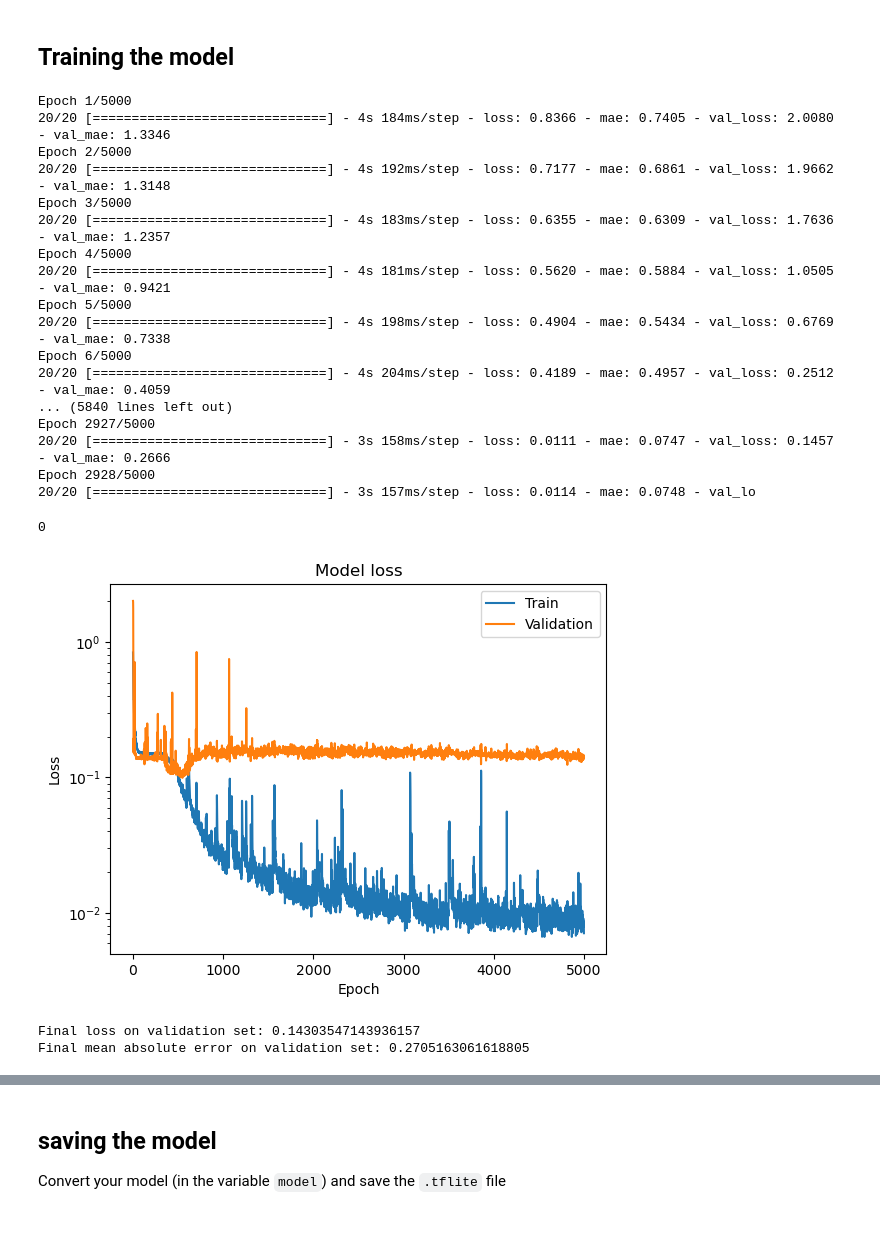
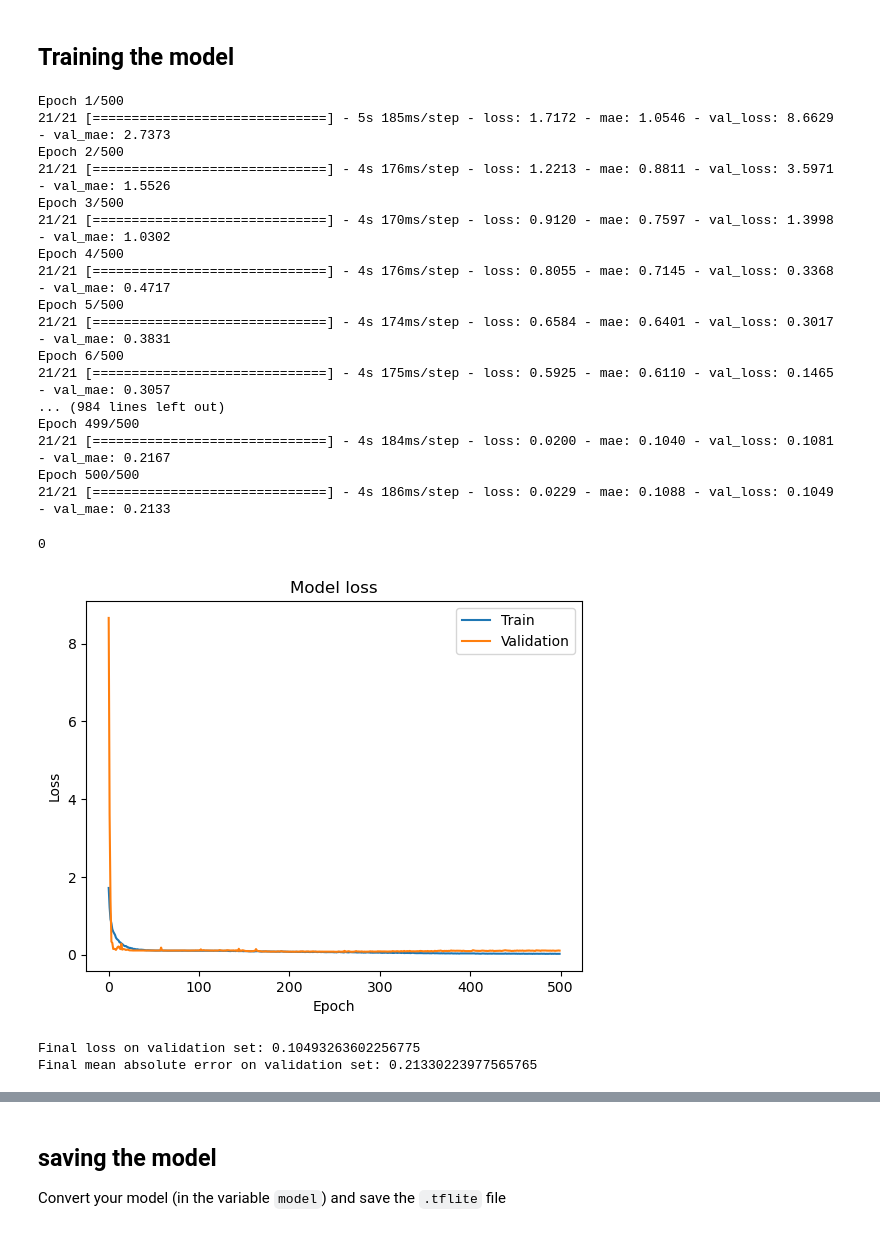
Before and after one commit to lucanatorvs/Applied_Artificial_Intelligence_Lab, a Jupyter notebook: project/trainingDataset.ipynb, the cells around one changed output, grey strips where cells are left out. Saved outputs shown, nothing was run; the diff lists cells and outputs as text; code cells hidden in the pictures.

```diff
--- a/project/trainingDataset.ipynb
+++ b/project/trainingDataset.ipynb
@@ -119,3 +139,14 @@ print(data_labels.shape)
+# %%
+# remave all the images ware:
+# steering angle is < -0.9 or > 0.9
+# throttle is < 0.1 or > 0.9
+
+# create a mask
+mask = (data_labels[:,0] > -0.9) & (data_labels[:,0] < 0.9) & (data_labels[:,1] > 0.1) & (data_labels[:,1] < 0.9)
+
+# apply the mask
+data = data[mask]
+data_labels = data_labels[mask]
 # %% [markdown]
 ## Data augmentation
 # %%
@@ -192,7 +219,7 @@ We will use 80% of the dataset for training and 20% for testing
 We then split the train into training and validation dataset
 # %%
 # split the data into test and train and validation
-X_train, X_test, y_train, y_test = train_test_split(data, data_labels, test_size=0.2, random_state=42)
+X_train, X_test, y_train, y_test = train_test_split(data, data_labels, test_size=0.02, random_state=42)
 X_train, X_val, y_train, y_val = train_test_split(X_train, y_train, test_size=0.2, random_state=42)
 
 # print the shape of the data and data_labels
@@ -221,7 +248,7 @@ print(image_shape)
 # make CNN the model
 model = keras.models.Sequential()
 # add the first convolutional layer
-model.add(keras.layers.Conv2D(filters=256, kernel_size=7, strides=2, padding="same", activation="relu", input_shape=(image_shape[0], image_shape[1], image_shape[2])))
+model.add(keras.layers.Conv2D(filters=256, kernel_size=7, strides=2, padding="same", activation="relu", input_shape=(image_shape[0], image_shape[1], 1)))
 # add the first dropout layer
 model.add(keras.layers.Dropout(0.2))
 # add the second convolutional layer
@@ -249,10 +276,10 @@ model.add(keras.layers.Dropout(0.2))
 # add a BatchNormalization layer
 model.add(keras.layers.BatchNormalization())
 # add the output layer
-model.add(keras.layers.Dense(2, activation="tanh"))
+model.add(keras.layers.Dense(2, activation="linear"))
 
 # compile the model
-model.compile(loss='mse', optimizer='adam', metrics=['mae'])
+model.compile(loss="mse", optimizer="adam", metrics=["mae"])
 
 # print the model summary
 model.summary()
@@ -280,49 +305,49 @@ To enable them in other operations, rebuild TensorFlow with the appropriate comp
 ## Training the model
 # %%
 # Training the model, and after every epoch we update the history and plot the training and validation loss and accuracy, we also set the dropout rate to 0.5
-history = model.fit(X_train, y_train, epochs=5000, batch_size=32, validation_data=(X_val, y_val), verbose=1, shuffle=True)
+history = model.fit(X_train, y_train, epochs=500, batch_size=32, validation_data=(X_val, y_val), verbose=1, shuffle=True)
 # %% [output]
-Epoch 1/5000
-20/20 [==============================] - 4s 184ms/step - loss: 0.8366 - mae: 0.7405 - val_loss: 2.0080 - val_mae: 1.3346
-Epoch 2/5000
-20/20 [==============================] - 4s 192ms/step - loss: 0.7177 - mae: 0.6861 - val_loss: 1.9662 - val_mae: 1.3148
-Epoch 3/5000
-20/20 [==============================] - 4s 183ms/step - loss: 0.6355 - mae: 0.6309 - val_loss: 1.7636 - val_mae: 1.2357
-Epoch 4/5000
-20/20 [==============================] - 4s 181ms/step - loss: 0.5620 - mae: 0.5884 - val_loss: 1.0505 - val_mae: 0.9421
-Epoch 5/5000
-20/20 [==============================] - 4s 198ms/step - loss: 0.4904 - mae: 0.5434 - val_loss: 0.6769 - val_mae: 0.7338
-Epoch 6/5000
-20/20 [==============================] - 4s 204ms/step - loss: 0.4189 - mae: 0.4957 - val_loss: 0.2512 - val_mae: 0.4059
-... (5840 lines left out)
-Epoch 2927/5000
-20/20 [==============================] - 3s 158ms/step - loss: 0.0111 - mae: 0.0747 - val_loss: 0.1457 - val_mae: 0.2666
-Epoch 2928/5000
-20/20 [==============================] - 3s 157ms/step - loss: 0.0114 - mae: 0.0748 - val_lo
+Epoch 1/500
+21/21 [==============================] - 5s 185ms/step - loss: 1.7172 - mae: 1.0546 - val_loss: 8.6629 - val_mae: 2.7373
+Epoch 2/500
+21/21 [==============================] - 4s 176ms/step - loss: 1.2213 - mae: 0.8811 - val_loss: 3.5971 - val_mae: 1.5526
+Epoch 3/500
+21/21 [==============================] - 4s 170ms/step - loss: 0.9120 - mae: 0.7597 - val_loss: 1.3998 - val_mae: 1.0302
+Epoch 4/500
+21/21 [==============================] - 4s 176ms/step - loss: 0.8055 - mae: 0.7145 - val_loss: 0.3368 - val_mae: 0.4717
+Epoch 5/500
+21/21 [==============================] - 4s 174ms/step - loss: 0.6584 - mae: 0.6401 - val_loss: 0.3017 - val_mae: 0.3831
+Epoch 6/500
+21/21 [==============================] - 4s 175ms/step - loss: 0.5925 - mae: 0.6110 - val_loss: 0.1465 - val_mae: 0.3057
+... (984 lines left out)
+Epoch 499/500
+21/21 [==============================] - 4s 184ms/step - loss: 0.0200 - mae: 0.1040 - val_loss: 0.1081 - val_mae: 0.2167
+Epoch 500/500
+21/21 [==============================] - 4s 186ms/step - loss: 0.0229 - mae: 0.1088 - val_loss: 0.1049 - val_mae: 0.2133
 # %%
 # Make a sound come from my mac when the training is done
 os.system('say "The training is done"')
 # %% [output]
 0
 # %%
-# plot the training and validation loss for each epoch and use a logarithmic scale
-plt.semilogy(history.history['loss'])
-plt.semilogy(history.history['val_loss'])
+# plot the training and validation loss for each epoch
+plt.plot(history.history['loss'])
+plt.plot(history.history['val_loss'])
 plt.title('Model loss')
 plt.ylabel('Loss')
 plt.xlabel('Epoch')
 plt.legend(['Train', 'Validation'], loc='upper right')
 plt.show()
 
 
 # print the final loss and mean absolute error on the validation set
 loss, mae = model.evaluate(X_val, y_val, verbose=0)
 print("Final loss on validation set: {}".format(loss))
 print("Final mean absolute error on validation set: {}".format(mae))
 # %% [output]
-[figure, old version]
+[figure, new version]
-Final loss on validation set: 0.14303547143936157
-Final mean absolute error on validation set: 0.2705163061618805
+Final loss on validation set: 0.10493263602256775
+Final mean absolute error on validation set: 0.21330223977565765
 # %% [markdown]
 ## revisions
 
```
Also changed, not shown: parts of 14 cells of this notebook, 2 other files.
